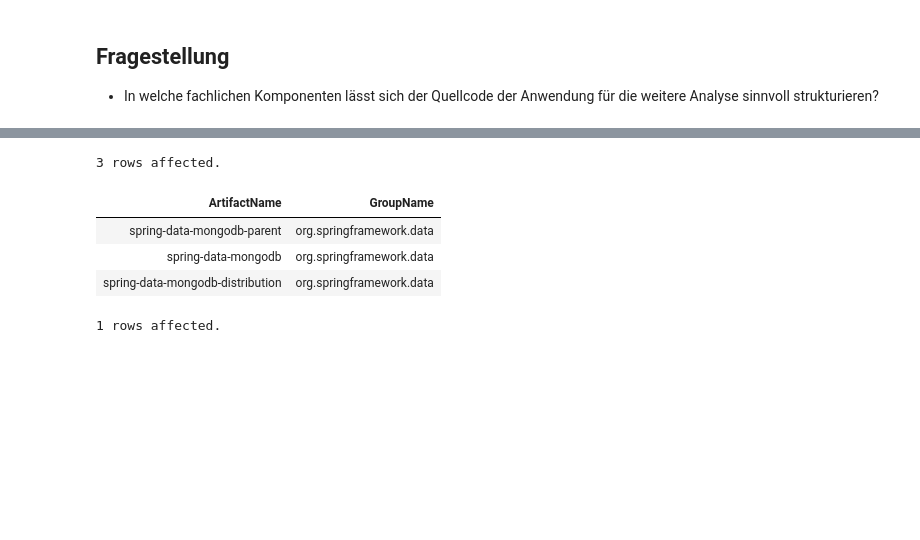
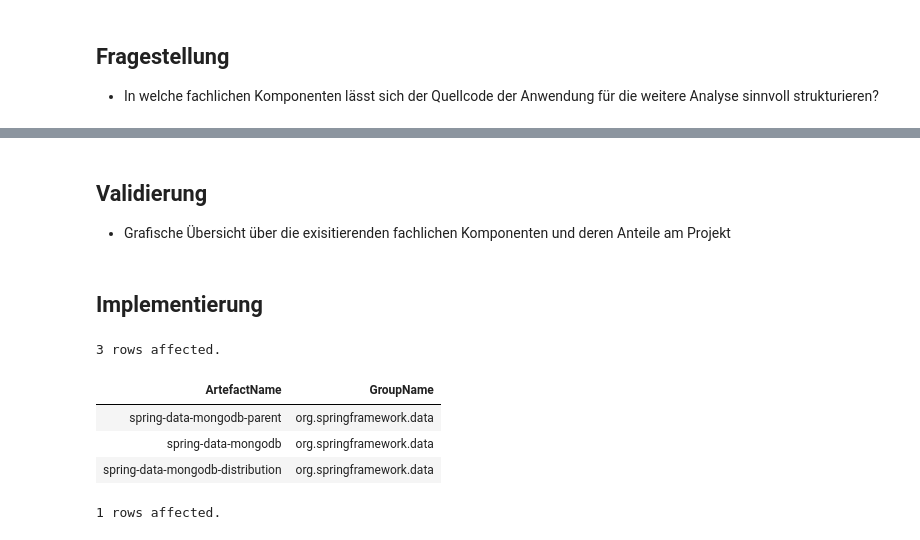
Before and after one commit to softvis-research/expert-analysis, a Jupyter notebook: 0-fachliche-komponenten.ipynb, the cells around one changed output, grey strips where cells are left out. Drawn from its saved outputs; the diff is of its cells as text; code cells hidden in the pictures; blank space fills up the shorter version.

```diff
--- a/0-fachliche-komponenten.ipynb
+++ b/0-fachliche-komponenten.ipynb
@@ -49,10 +34,15 @@ from IPython.core.display import display, HTML
+# %% [markdown]
+## Validierung
+* Grafische Übersicht über die exisitierenden fachlichen Komponenten und deren Anteile am Projekt
+# %% [markdown]
+## Implementierung
 # %%
 %%cypher
-// Main-Artefakte in der Anwednung (ohne Tests, Konfiguration, etc.)
-MATCH (a:Main:Artifact) RETURN a.name AS ArtifactName, a.group AS GroupName
+// Alle Artefakte
+MATCH (a:Main:Artifact) RETURN a.name AS ArtefactName, a.group AS GroupName
 # %% [output]
 3 rows affected.
-| ArtifactName | GroupName |
+| ArtefactName | GroupName |
 | spring-data-mongodb-parent | org.springframework.data |
 | spring-data-mongodb | org.springframework.data |
 | spring-data-mongodb-distribution | org.springframework.data |
```
Also changed, not shown: parts of 31 cells of this notebook.
